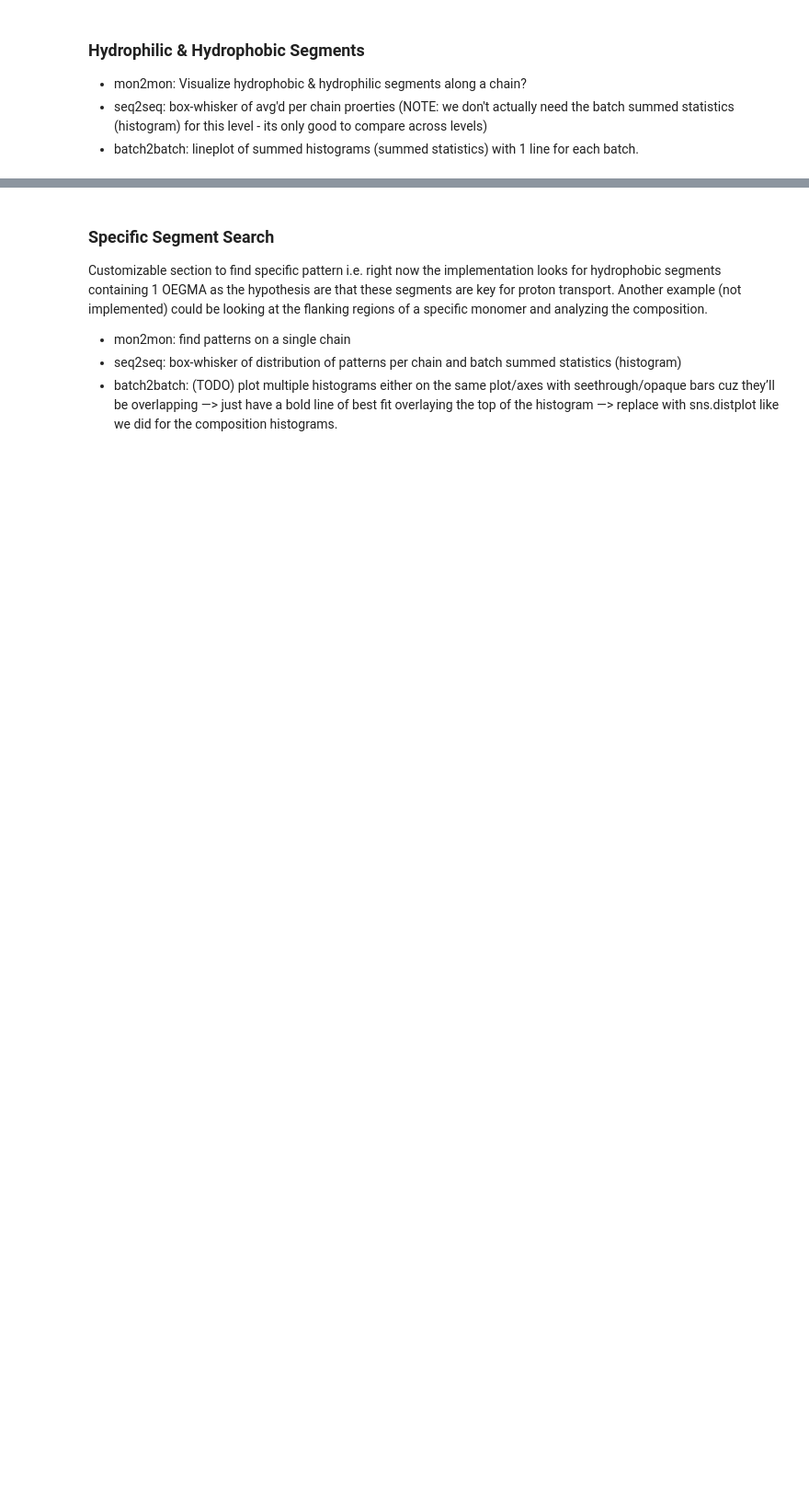
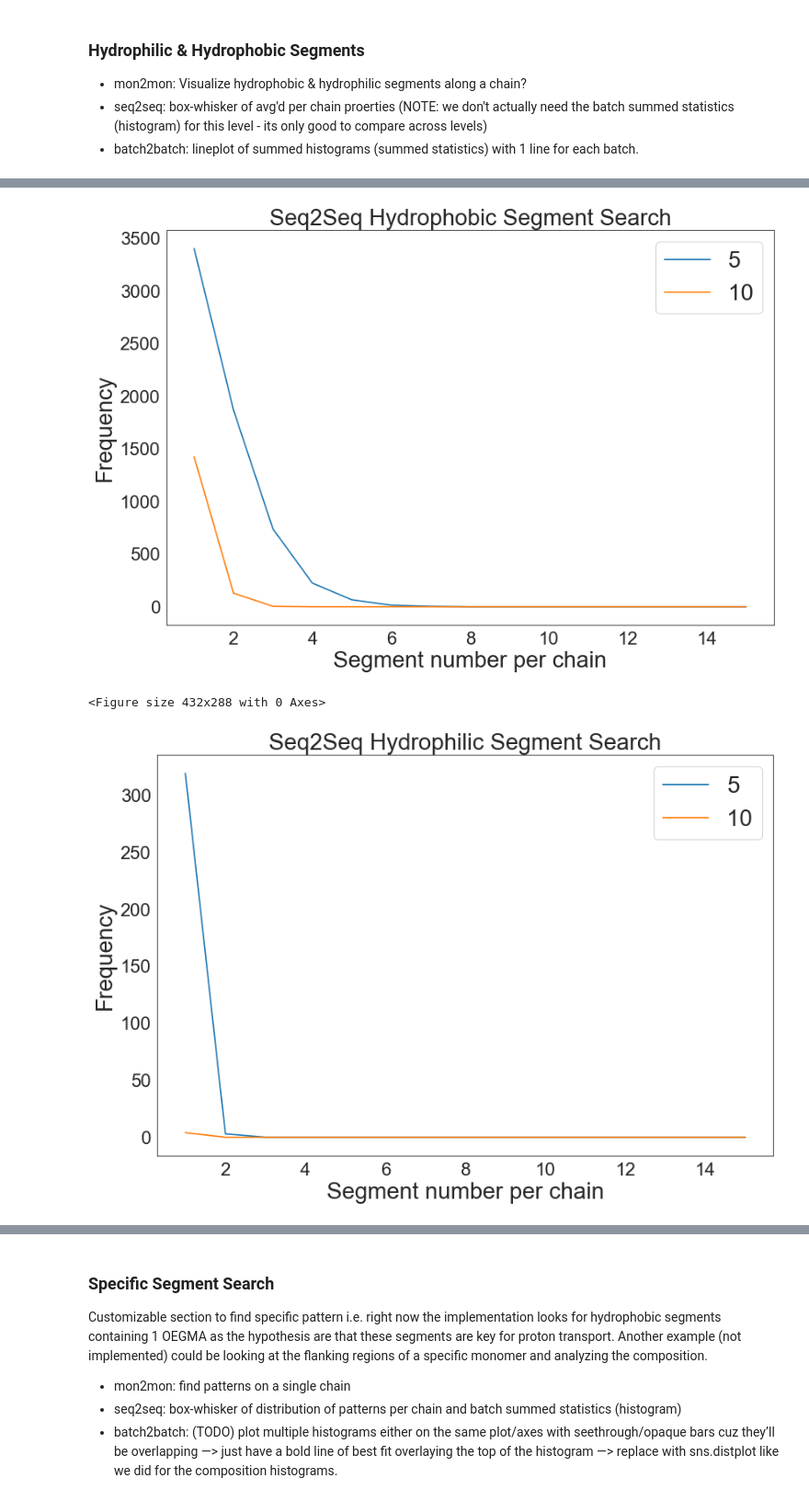
Before and after one commit to ivanjayapurna/RHPapp, a Jupyter notebook: HTP_compdrift.ipynb, the cells around one changed output, grey strips where cells are left out. Shown at 92% size. Saved outputs shown, nothing was run; the diff lists cells and outputs as text; code cells hidden in the pictures; blank space fills up the shorter version.

```diff
--- a/HTP_compdrift.ipynb
+++ b/HTP_compdrift.ipynb
@@ -551,3 +592,60 @@ Please use `tqdm.notebook.tqdm` instead of `tqdm.tqdm_notebook`
+# %%
+#SEQ2SEQ PLOTTING: HYDROPHOBIC
+num_a = 5
+num_b = 10
+
+array = []
+PHOB_A = np.zeros(16)
+PHOB_B = np.zeros(16)
+for i in range(len(hydrophob_li)):
+    if hydrophob_li[i][num_a] != 0:
+        PHOB_A[int(hydrophob_li[i][num_a])] += 1
+    if hydrophob_li[i][num_b] != 0:
+        PHOB_B[int(hydrophob_li[i][num_b])] += 1
+
+PHOB_A = PHOB_A[1:len(PHOB_A)]
+PHOB_B = PHOB_B[1:len(PHOB_B)]
+
+plt.figure(num=None, figsize=(12, 8), dpi=80, facecolor='w', edgecolor='k')
+# sns.set_style(style='white') #style='white' or 'darkgrid'
+plt.xlabel("Segment number per chain")
+plt.ylabel("Frequency")
+sns.set_style(style = 'white')
+sns.lineplot(x = np.array(np.linspace(1, len(PHOB_A), num = len(PHOB_A))), y = PHOB_A, label = str(num_a))
+sns.lineplot(x = np.array(np.linspace(1, len(PHOB_B), num = len(PHOB_B))), y = PHOB_B, label = str(num_b))
+plt.legend()
+plt.title("Seq2Seq Hydrophobic Segment Search")
+plt.show()
+plt.cla()
+plt.clf()
+
+#SEQ2SEQ PLOTTING: HYDROPHILIC
+array = []
+PHIL_A = np.zeros(16)
+PHIL_B = np.zeros(16)
+for i in range(len(hydrophil_li)):
+    if hydrophil_li[i][num_a] != 0:
+        PHIL_A[int(hydrophil_li[i][num_a])] += 1
+    if hydrophil_li[i][num_b] != 0:
+        PHIL_B[int(hydrophil_li[i][num_b])] += 1
+
+PHIL_A = PHIL_A[1:len(PHIL_A)]
+PHIL_B = PHIL_B[1:len(PHIL_B)]
+
+plt.figure(num=None, figsize=(12, 8), dpi=80, facecolor='w', edgecolor='k')
+# sns.set_style(style='white') #style='white' or 'darkgrid'
+plt.xlabel("Segment number per chain")
+plt.ylabel("Frequency")
+sns.set_style(style = 'white')
+sns.lineplot(x = np.array(np.linspace(1, len(PHIL_A), num = len(PHIL_A))), y = PHIL_A, label = str(num_a))
+sns.lineplot(x = np.array(np.linspace(1, len(PHIL_B), num = len(PHIL_B))), y = PHIL_B, label = str(num_b))
+plt.legend()
+plt.title("Seq2Seq Hydrophilic Segment Search")
+plt.show()
+# %% [output]
+[figure, added]
+<Figure size 432x288 with 0 Axes>
+[figure, added]
 # %%
 ### FULL HYDROPHOBIC DATASET (non-zero)
 phobic_length_data = []
```
Also changed, not shown: parts of 9 cells of this notebook.
